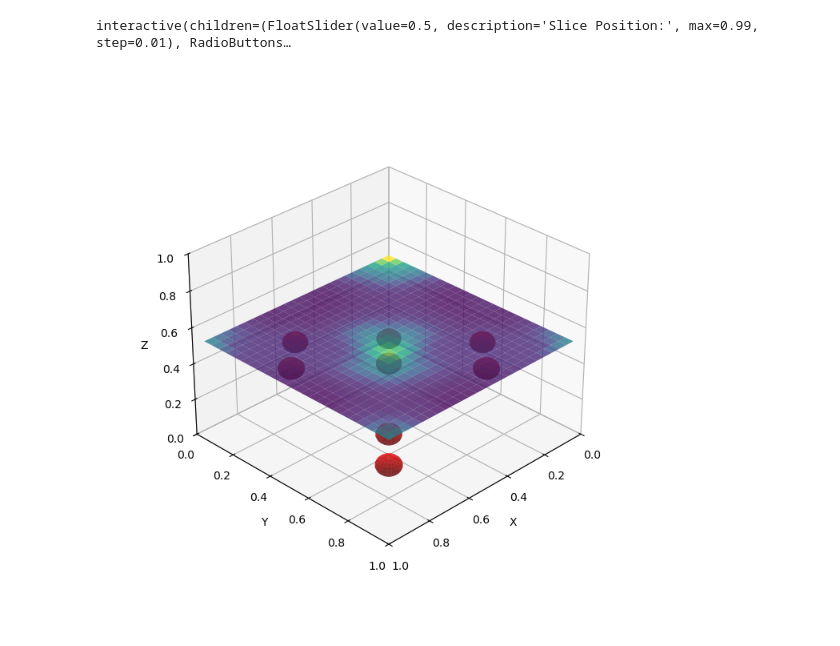
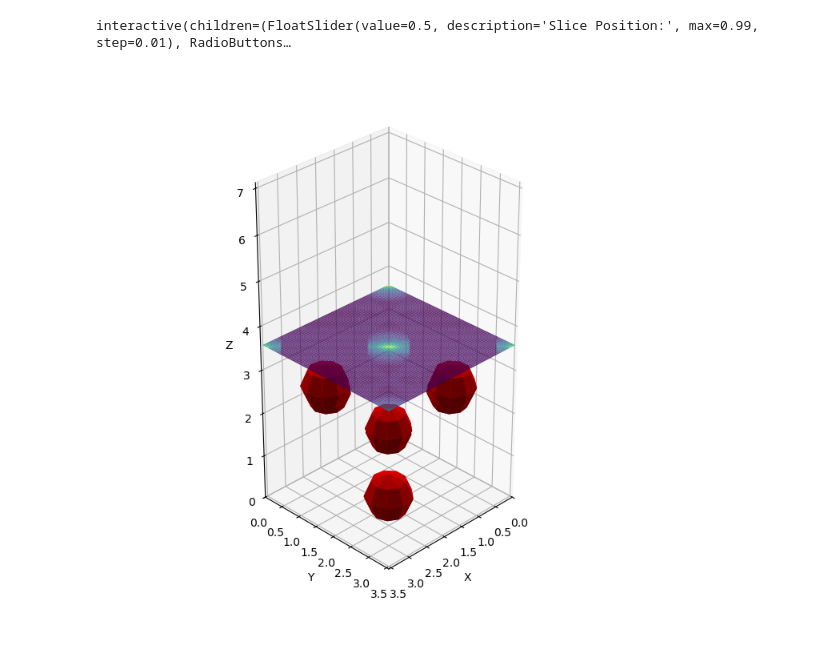
Before and after one commit to ExeQuantCode/RAFFLE, a Jupyter notebook: heatmap.ipynb, the cells around one changed output. Saved outputs shown, nothing was run; the diff lists cells and outputs as text; code cells hidden in the pictures.

Commit message:
Fix aspect ratio and atoms

```diff
--- a/heatmap.ipynb
+++ b/heatmap.ipynb
@@ -46,15 +73,20 @@ grid_values = np.nan_to_num(grid_values)
 grid_values = gaussian_filter(grid_values, sigma=1)  # Adjust sigma for more or less smoothing
 # %%
 # Function to plot atoms as spheres
-def plot_atoms_as_spheres(ax, atoms, radius=0.05):
-    u = np.linspace(0, 2 * np.pi, 20)
-    v = np.linspace(0, np.pi, 10)
+def plot_atoms_as_spheres(ax, atoms, radius=0.5, resolution=(10, 5)):
+    u = np.linspace(0, 2 * np.pi, resolution[0])
+    v = np.linspace(0, np.pi, resolution[1])
     for atom in atoms:
         atom_x, atom_y, atom_z = atom
+        # Generate sphere coordinates
         x_sphere = atom_x + radius * np.outer(np.cos(u), np.sin(v))
         y_sphere = atom_y + radius * np.outer(np.sin(u), np.sin(v))
         z_sphere = atom_z + radius * np.outer(np.ones(np.size(u)), np.cos(v))
-        ax.plot_surface(x_sphere, y_sphere, z_sphere, color='red', alpha=0.6)
+        # Plot spheres with lower resolution
+        ax.plot_surface(x_sphere, y_sphere, z_sphere, color='red', alpha=1.0, rstride=1, cstride=1)
+
+def plot_atoms_as_scatter(ax, atoms, size=100, color='red'):
+    ax.scatter(atoms[:,0], atoms[:,1], atoms[:,2], s=size, c=color, alpha=1.0)
 # %%
 # Define the plotting function
 def plot_3d_heatmap(slice_level, axis):
@@ -85,9 +117,6 @@ def plot_3d_heatmap(slice_level, axis):
         ]
         slice_idx_x = [ i for i, j in slice_idx_xy ]
         slice_idx_y = [ j for i, j in slice_idx_xy ]
-        print(slice_idx_x)
-        print(slice_idx_y)
-        # slice_idx_y = [ i for i in range(n_y) if 2 * i == slice_level * n_y]
         slice_data = grid_values[slice_idx_x, slice_idx_y, :]
         slice_pos = (grid_x[slice_idx_x, slice_idx_y, :], grid_y[slice_idx_x, slice_idx_y, :], grid_z[slice_idx_x, slice_idx_y, :])
 
@@ -102,11 +131,12 @@ def plot_3d_heatmap(slice_level, axis):
 
     # Plot atoms as spheres
     plot_atoms_as_spheres(ax, atoms)
+    # plot_atoms_as_scatter(ax, atoms, 200, 'red')
 
     # Set axis limits
-    ax.set_xlim([0, 1])
-    ax.set_ylim([0, 1])
-    ax.set_zlim([0, 1])
+    ax.set_xlim([0, a])
+    ax.set_ylim([0, b])
+    ax.set_zlim([0, c])
 
     # Labels and view adjustments
     ax.set_xlabel('X')
@@ -121,15 +151,18 @@ axis_selector = widgets.RadioButtons(options=['x', 'y', 'z', 'xy'], description=
 # %%
 # Create the figure and axis
 fig = plt.figure(figsize=(7, 7));
 ax = fig.add_subplot(111, projection='3d');
 
+# Set the aspect ratio based on the lattice parameters
+ax.set_box_aspect([a, b, c])  # This scales the plot according to lattice ratios
+
 # Set up interactive plot
 interactive_plot = interactive(plot_3d_heatmap, slice_level=slice_slider, axis=axis_selector)
 output = interactive_plot.children[-1]
 interactive_plot
 # %% [output]
 interactive(children=(FloatSlider(value=0.5, description='Slice Position:', max=0.99, step=0.01), RadioButtons…
-[figure, old version]
+[figure, new version]
 # %%
 slice_level = 0.5
 x = [
```
Also changed, not shown: parts of 2 cells of this notebook, 1 other file.
